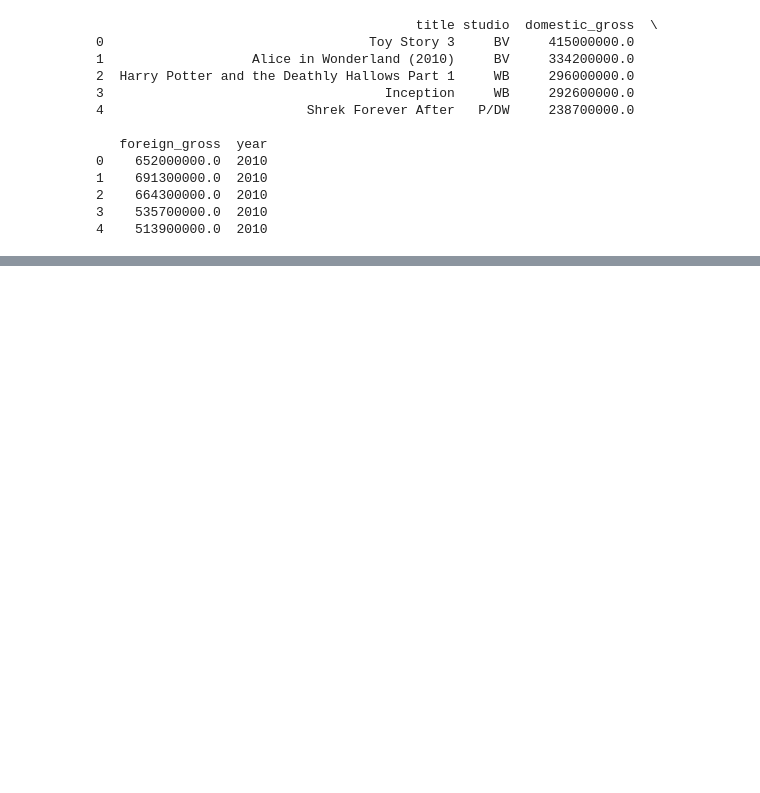
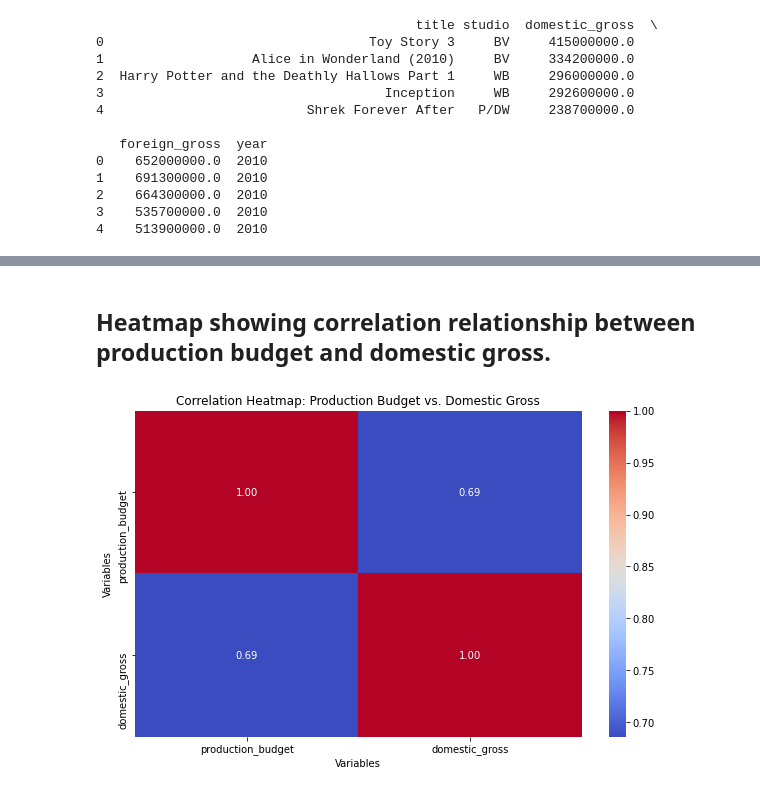
Before and after one commit to FrankOyugi/Phase-1-Project-Movies-Data-Analysis, a Jupyter notebook: student.ipynb, the cells around one changed output, grey strips where cells are left out. Cells and saved outputs as stored; diff of their text form; code cells hidden in the pictures; blank space fills up the shorter version.

Commit message:
Create Heatmaps

```diff
--- a/student.ipynb
+++ b/student.ipynb
@@ -429,6 +432,7 @@ print(new_df5.head())
 # %%
 #Replacing Nan values in movie_budgets file numerical columns with the mean of Non-Nan values
 #Replace 'Nan' with empty values
+df1 = pd.read_csv('tn.movie_budgets.csv.gz')
 
 df1.replace('NaN',np.nan,inplace=True)
 
@@ -503,0 +518,11 @@ print(new_df2.head())
+# %% [markdown]
+## Heatmap showing correlation relationship between production budget and domestic gross.
+# %%
+plt.figure(figsize=(10, 6))
+sns.heatmap(new_df1[['production_budget', 'domestic_gross']].corr(), annot=True, cmap='coolwarm', fmt=".2f")
+plt.title('Correlation Heatmap: Production Budget vs. Domestic Gross')
+plt.xlabel('Variables')
+plt.ylabel('Variables')
+plt.show()
+# %% [output]
+[figure, added]
```
Also changed, not shown: parts of 10 cells of this notebook.
